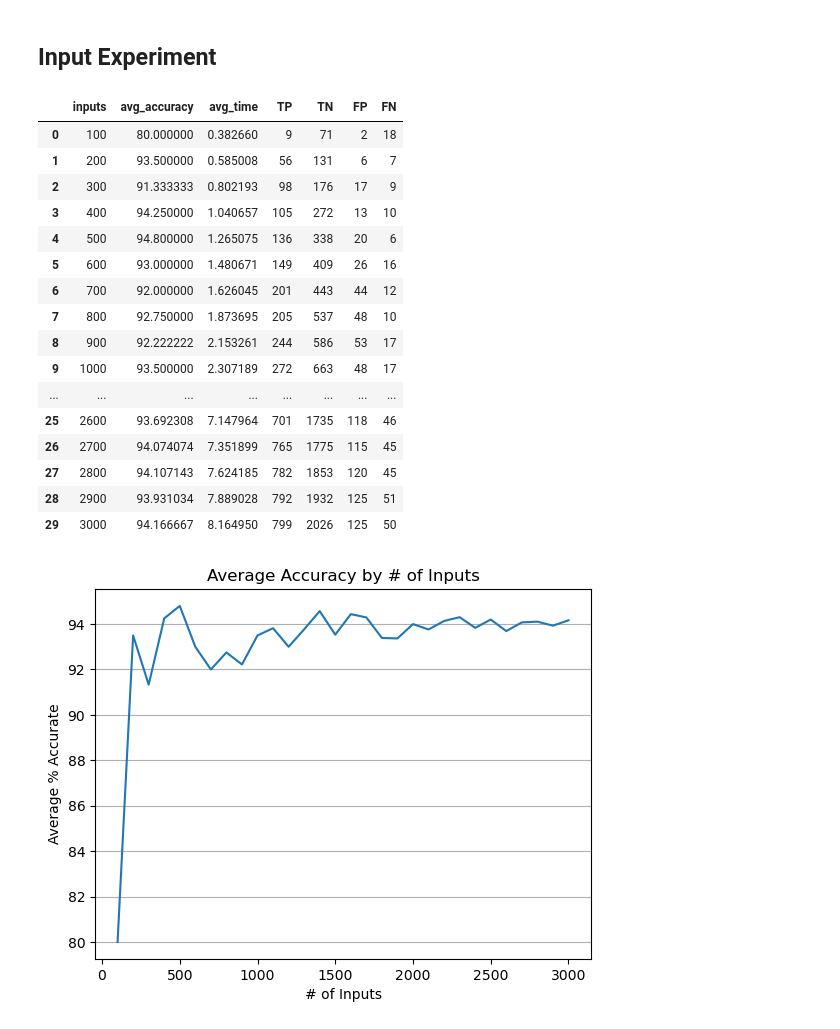
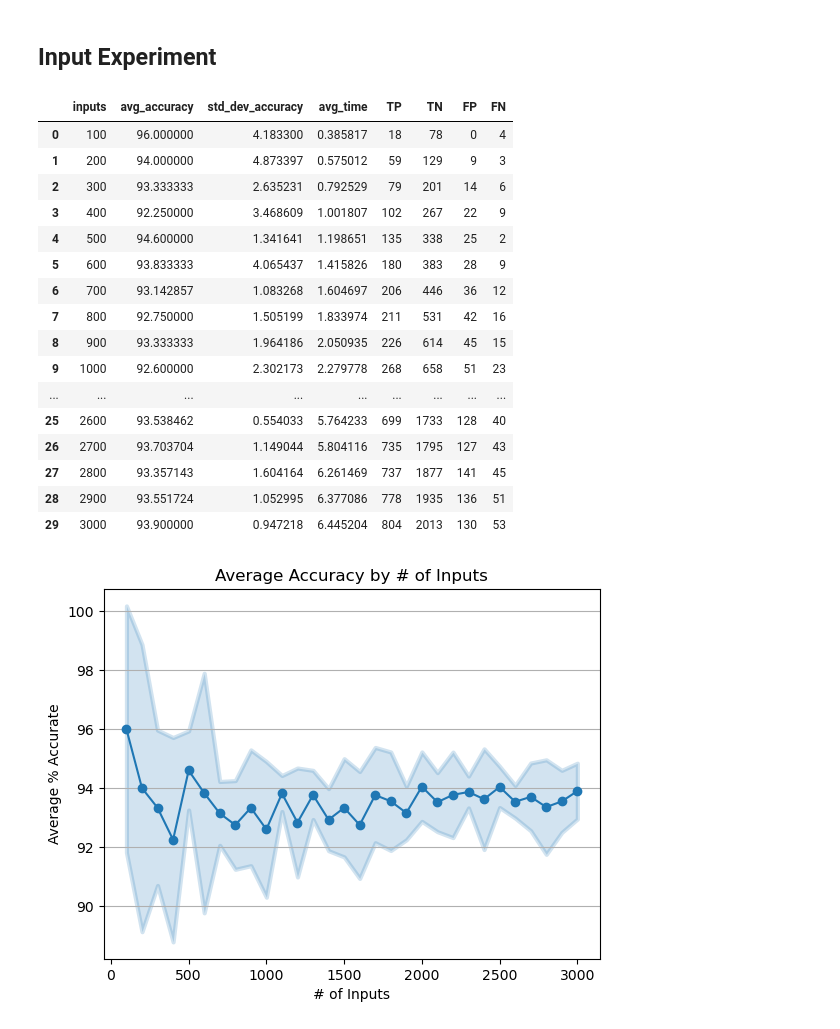
Before and after one commit to Velavee/bayes-spam-filter, a Jupyter notebook: spam-filter.ipynb, the cells around one changed output. Saved outputs shown, nothing was run; the diff lists cells and outputs as text; code cells hidden in the pictures.

Commit message:
feat: add shaded error bar region to accuracy visualization

```diff
--- a/spam-filter.ipynb
+++ b/spam-filter.ipynb
@@ -95,7 +95,7 @@ def build_confusion_matrix(data):
     return confusion_matrix
 # %%
 def perform_input_experiment(data):
-    experiment_results = { 'inputs': [], 'avg_accuracy': [], 'avg_time':[], 'TP': [], 'TN': [], 'FP': [], 'FN': [] }
+    experiment_results = { 'inputs': [], 'avg_accuracy': [], 'std_dev_accuracy': [], 'avg_time':[], 'TP': [], 'TN': [], 'FP': [], 'FN': [] }
 
     for i in range(100,3001,100):
         email_subset = data.sample(n = i)
@@ -106,6 +106,7 @@ def perform_input_experiment(data):
 
         experiment_results['inputs'].append(i)
         experiment_results['avg_accuracy'].append(subset_run_table['accuracy'].mean())
+        experiment_results['std_dev_accuracy'].append(subset_run_table['accuracy'].std())
         experiment_results['avg_time'].append(subset_run_table['time_elapsed'].mean())
 
         experiment_results['TP'].append(len(subset_run[subset_run.Confusion == 'TP']))
@@ -341,32 +342,37 @@ plt.show()
 input_experiment_results = perform_input_experiment(df)
 input_experiment_results
 # %% [output]
-|  | inputs | avg_accuracy | avg_time | TP | TN | FP | FN |
-| 0 | 100 | 80.000000 | 0.382660 | 9 | 71 | 2 | 18 |
-| 1 | 200 | 93.500000 | 0.585008 | 56 | 131 | 6 | 7 |
-| 2 | 300 | 91.333333 | 0.802193 | 98 | 176 | 17 | 9 |
-| 3 | 400 | 94.250000 | 1.040657 | 105 | 272 | 13 | 10 |
-| 4 | 500 | 94.800000 | 1.265075 | 136 | 338 | 20 | 6 |
-| 5 | 600 | 93.000000 | 1.480671 | 149 | 409 | 26 | 16 |
-| 6 | 700 | 92.000000 | 1.626045 | 201 | 443 | 44 | 12 |
-| 7 | 800 | 92.750000 | 1.873695 | 205 | 537 | 48 | 10 |
-| 8 | 900 | 92.222222 | 2.153261 | 244 | 586 | 53 | 17 |
-| 9 | 1000 | 93.500000 | 2.307189 | 272 | 663 | 48 | 17 |
-| ... | ... | ... | ... | ... | ... | ... | ... |
-| 25 | 2600 | 93.692308 | 7.147964 | 701 | 1735 | 118 | 46 |
-| 26 | 2700 | 94.074074 | 7.351899 | 765 | 1775 | 115 | 45 |
-| 27 | 2800 | 94.107143 | 7.624185 | 782 | 1853 | 120 | 45 |
-| 28 | 2900 | 93.931034 | 7.889028 | 792 | 1932 | 125 | 51 |
-| 29 | 3000 | 94.166667 | 8.164950 | 799 | 2026 | 125 | 50 |
+|  | inputs | avg_accuracy | std_dev_accuracy | avg_time | TP | TN | FP | FN |
+| 0 | 100 | 96.000000 | 4.183300 | 0.385817 | 18 | 78 | 0 | 4 |
+| 1 | 200 | 94.000000 | 4.873397 | 0.575012 | 59 | 129 | 9 | 3 |
+| 2 | 300 | 93.333333 | 2.635231 | 0.792529 | 79 | 201 | 14 | 6 |
+| 3 | 400 | 92.250000 | 3.468609 | 1.001807 | 102 | 267 | 22 | 9 |
+| 4 | 500 | 94.600000 | 1.341641 | 1.198651 | 135 | 338 | 25 | 2 |
+| 5 | 600 | 93.833333 | 4.065437 | 1.415826 | 180 | 383 | 28 | 9 |
+| 6 | 700 | 93.142857 | 1.083268 | 1.604697 | 206 | 446 | 36 | 12 |
+| 7 | 800 | 92.750000 | 1.505199 | 1.833974 | 211 | 531 | 42 | 16 |
+| 8 | 900 | 93.333333 | 1.964186 | 2.050935 | 226 | 614 | 45 | 15 |
+| 9 | 1000 | 92.600000 | 2.302173 | 2.279778 | 268 | 658 | 51 | 23 |
+| ... | ... | ... | ... | ... | ... | ... | ... | ... |
+| 25 | 2600 | 93.538462 | 0.554033 | 5.764233 | 699 | 1733 | 128 | 40 |
+| 26 | 2700 | 93.703704 | 1.149044 | 5.804116 | 735 | 1795 | 127 | 43 |
+| 27 | 2800 | 93.357143 | 1.604164 | 6.261469 | 737 | 1877 | 141 | 45 |
+| 28 | 2900 | 93.551724 | 1.052995 | 6.377086 | 778 | 1935 | 136 | 51 |
+| 29 | 3000 | 93.900000 | 0.947218 | 6.445204 | 804 | 2013 | 130 | 53 |
 # %%
-plt.plot(input_experiment_results['inputs'], input_experiment_results['avg_accuracy'])
+# plt.plot(input_experiment_results['inputs'], input_experiment_results['avg_accuracy'] + input_experiment_results['std_dev_accuracy'])
+# plt.plot(input_experiment_results['inputs'], input_experiment_results['avg_accuracy'] - input_experiment_results['std_dev_accuracy'])
+# plt.errorbar(input_experiment_results['inputs'], input_experiment_results['avg_accuracy'], yerr=input_experiment_results['std_dev_accuracy'])
+plt.fill_between(input_experiment_results['inputs'], input_experiment_results['avg_accuracy'] + input_experiment_results['std_dev_accuracy'], input_experiment_results['avg_accuracy'] - input_experiment_results['std_dev_accuracy'], alpha=0.2, edgecolor='tab:blue', linewidth=3)
+plt.plot(input_experiment_results['inputs'], input_experiment_results['avg_accuracy'], marker='o')
+
 plt.grid(axis='y')
 plt.xlabel('# of Inputs')
 plt.ylabel('Average % Accurate')
 plt.title('Average Accuracy by # of Inputs')
 plt.show()
 # %% [output]
-[figure, old version]
+[figure, new version]
 # %%
 plt.plot(input_experiment_results['inputs'], input_experiment_results['FN'], label='FN')
 plt.plot(input_experiment_results['inputs'], input_experiment_results['FP'], label='FP')
```
Also changed, not shown: parts of 4 cells of this notebook.
